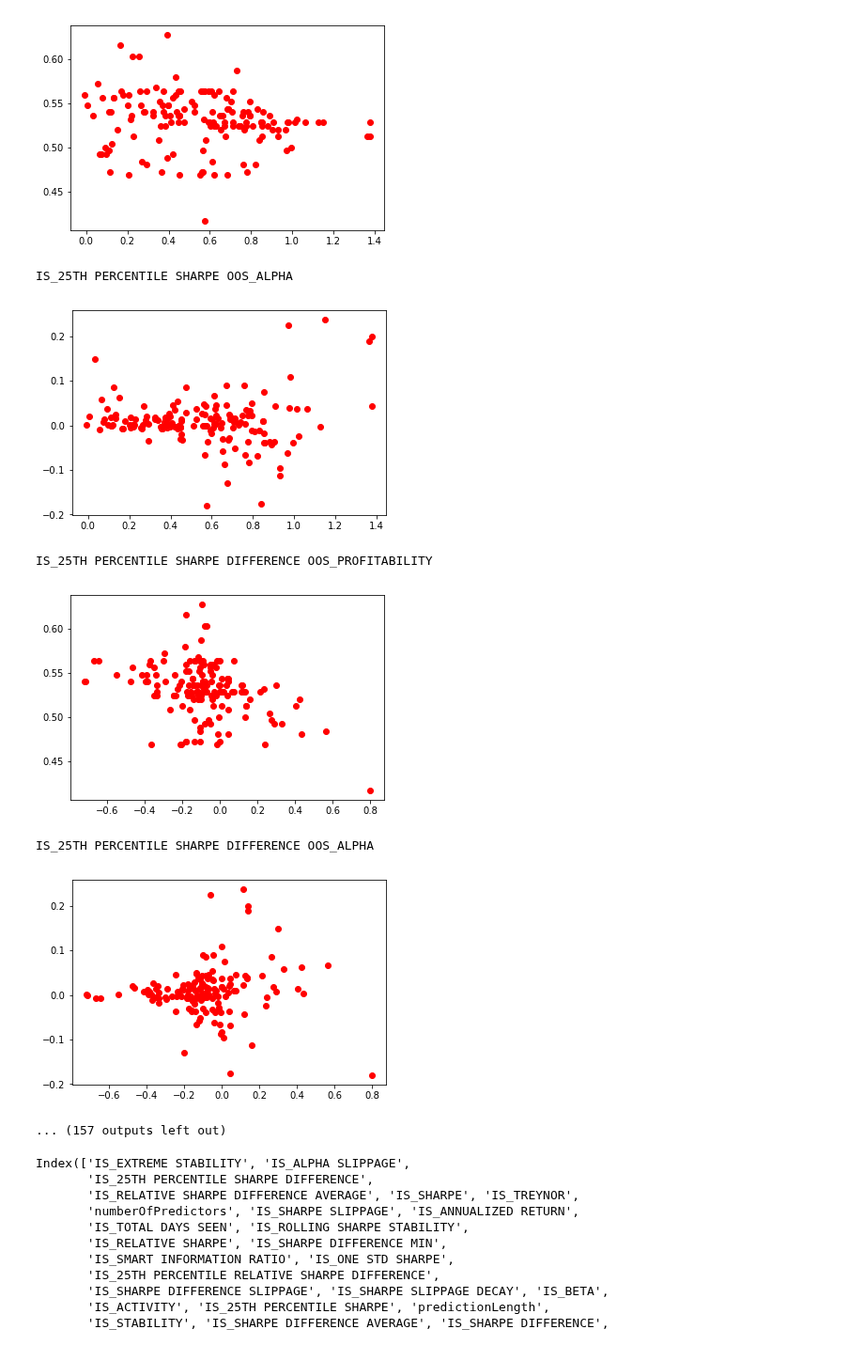
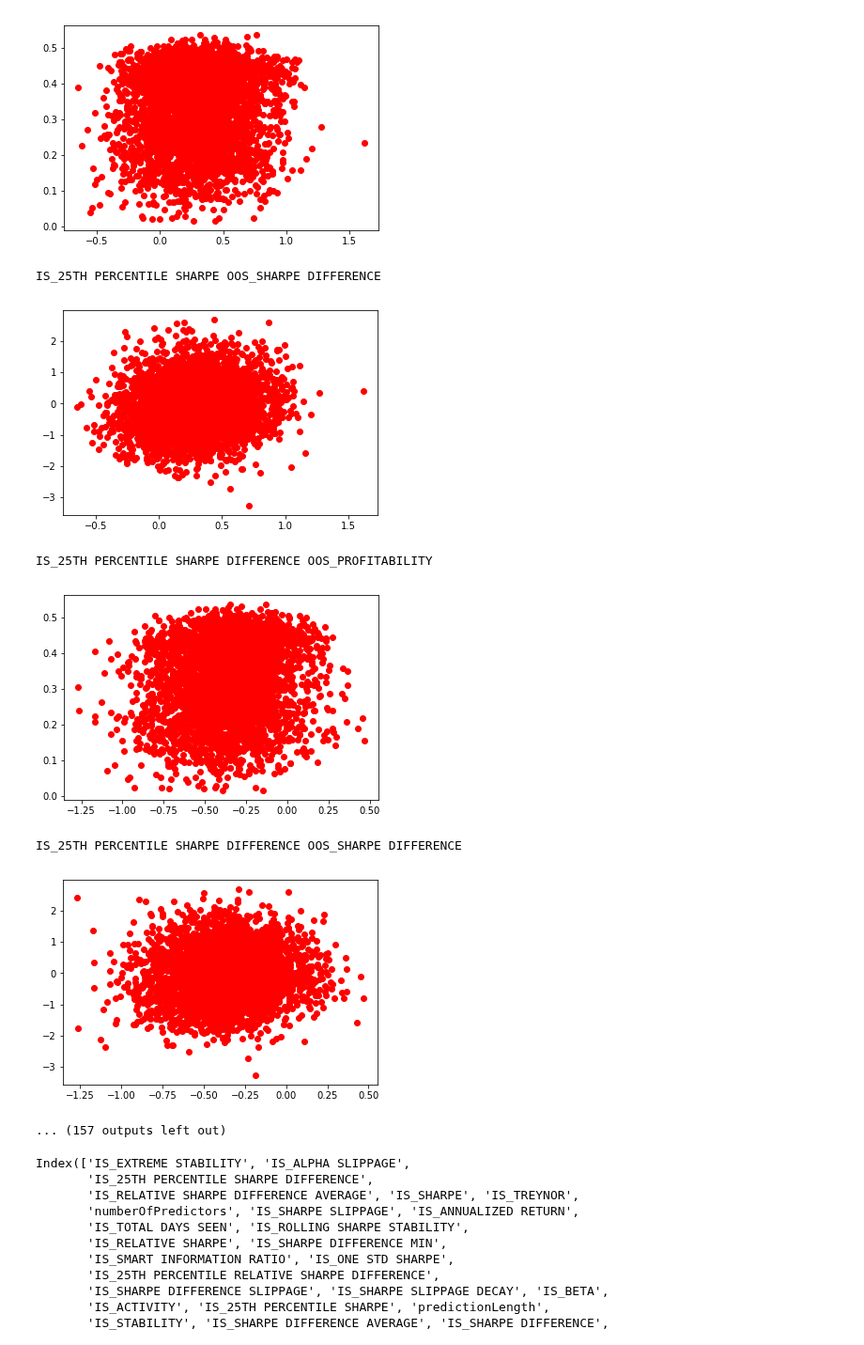
Before and after one commit to SignalBuilders/walkforwardTrader, a Jupyter notebook: Explore Data.ipynb, the cells around one changed output. Shown at 94% size. Cells and saved outputs as stored; diff of their text form; code cells hidden in the pictures.

Commit message:
more directed tree formation

```diff
--- a/Explore Data.ipynb
+++ b/Explore Data.ipynb
@@ -1,4 +103,4 @@
 # %%
 import params
 import curveTreeDB
-allModels = curveTreeDB.getValidModels(params.treeModels, returnEntireObject=True)
+allModels = curveTreeDB.getModels(params.treeModels, ticker = "TIP", returnEntireObject = True)
@@ -15,12 +119,12 @@ for item in allModels:
         print(item["IS_PROFITABILITY"])
     except:
         continue
-    if item["IS_PROFITABILITY SLIPPAGE"] < 0.51:
-        continue
+#     if item["IS_SHARPE DIFFERENCE SLIPPAGE"] < 0.0:
+#         continue
 #     del item["ticker"]
     itemKeys= list(item.keys())
     for key in itemKeys:
-        if key.startswith("OOS") and key != "OOS_PROFITABILITY" and key != "OOS_ALPHA":
+        if key.startswith("OOS") and key != "OOS_PROFITABILITY" and key != "OOS_SHARPE DIFFERENCE":
             del item[key]
     cleanedModels.append(item)
 # %% [output]
@@ -54,15 +158,15 @@ for col in cm.columns.values:
         groupsSharpe = cm.groupby([col])["OOS_PROFITABILITY"].mean()
         if len(groupsSharpe) < 20:
             print(groupsSharpe)
-            print(cm.groupby([col])["OOS_ALPHA"].mean())
+            print(cm.groupby([col])["OOS_SHARPE DIFFERENCE"].mean())
         print(col, "OOS_PROFITABILITY")
         xVals = cm[[col]].values
         yVals = cm[["OOS_PROFITABILITY"]].values
         plt.plot(xVals, yVals, 'ro')
         plt.show()
-        print(col, "OOS_ALPHA")
+        print(col, "OOS_SHARPE DIFFERENCE")
         xVals = cm[[col]].values
-        yVals = cm[["OOS_ALPHA"]].values
+        yVals = cm[["OOS_SHARPE DIFFERENCE"]].values
         plt.plot(xVals, yVals, 'ro')
         plt.show()
         plt.draw()
@@ -76,11 +180,11 @@ IS_25TH PERCENTILE RELATIVE SHARPE DIFFERENCE OOS_ALPHA
 IS_25TH PERCENTILE SHARPE OOS_PROFITABILITY
-[figure, old version]
+[figure, new version]
-IS_25TH PERCENTILE SHARPE OOS_ALPHA
+IS_25TH PERCENTILE SHARPE OOS_SHARPE DIFFERENCE
-[figure, old version]
+[figure, new version]
 IS_25TH PERCENTILE SHARPE DIFFERENCE OOS_PROFITABILITY
-[figure, old version]
+[figure, new version]
-IS_25TH PERCENTILE SHARPE DIFFERENCE OOS_ALPHA
+IS_25TH PERCENTILE SHARPE DIFFERENCE OOS_SHARPE DIFFERENCE
-[figure, old version]
+[figure, new version]
 ... (157 outputs left out)
 # %%
 cm = pd.DataFrame(cleanedModels).dropna()
```
Also changed, not shown: parts of 6 cells of this notebook, 3 other files.
